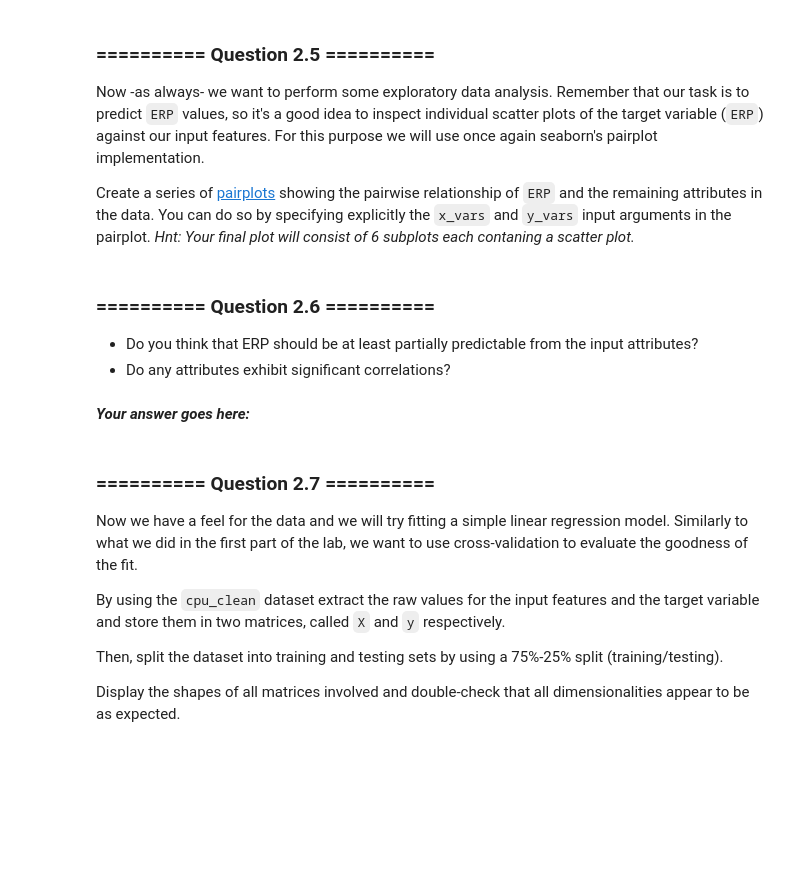
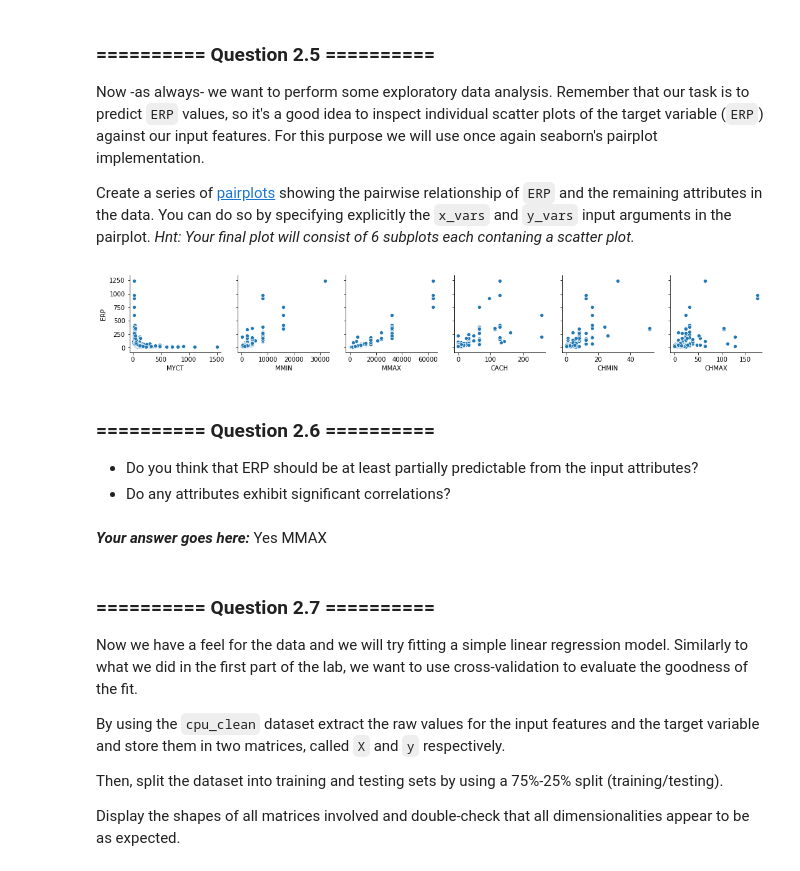
Before and after one commit to NiuJ1ao/IAML_Labs, a Jupyter notebook: iaml-labs-master/Labs/02 - Decision Trees and Linear Regression.ipynb, the cells around one changed output. Saved outputs shown, nothing was run; the diff lists cells and outputs as text; code cells hidden in the pictures; blank space fills up the shorter version.

```diff
--- a/iaml-labs-master/Labs/02 - Decision Trees and Linear Regression.ipynb
+++ b/iaml-labs-master/Labs/02 - Decision Trees and Linear Regression.ipynb
@@ -478,3 +524,5 @@ Display the first 10 data points of the dataset
 You might have noticed that the `vendor` attribute is categorical. This will give problems when using a linear regression model. For now we can simply remove this attribute. Create a new DataFrame called `cpu_clean` by copying `cpu` but omit the `vendor` attribute. Display the number of samples and attributes in the clean dataset as a sanity check.
 # %%
 # Your Code goes here:
+cpu_clean = cpu.copy(deep=True).drop("vendor", axis=1)
+cpu_clean.shape
@@ -488,9 +536,17 @@ Create a series of [pairplots](https://seaborn.github.io/generated/seaborn.pairp
+# %%
+# Your Code goes here:
+sns.pairplot(data=cpu_clean, x_vars=cpu_clean.columns.drop("ERP"), y_vars=["ERP"])
+plt.show()
+# %% [output]
+[figure, added]
 # %% [markdown]
 ### ========== Question 2.6 ==========
 * Do you think that ERP should be at least partially predictable from the input attributes?
 * Do any attributes exhibit significant correlations?
 # %% [markdown]
 ***Your answer goes here:***
+Yes
+MMAX
 # %% [markdown]
 ### ========== Question 2.7 ==========
 Now we have a feel for the data and we will try fitting a simple linear regression model. Similarly to what we did in the first part of the lab, we want to use cross-validation to evaluate the goodness of the fit.
```
Also changed, not shown: parts of 16 cells of this notebook.
